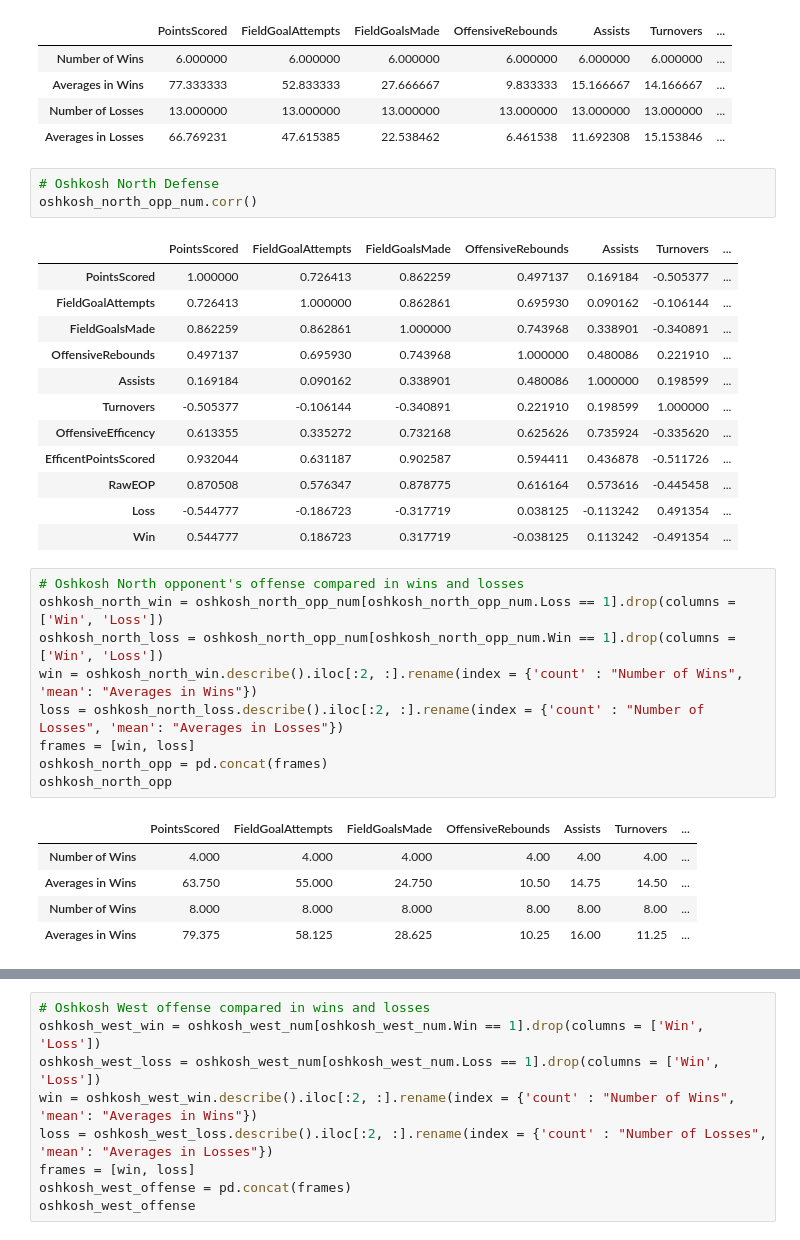
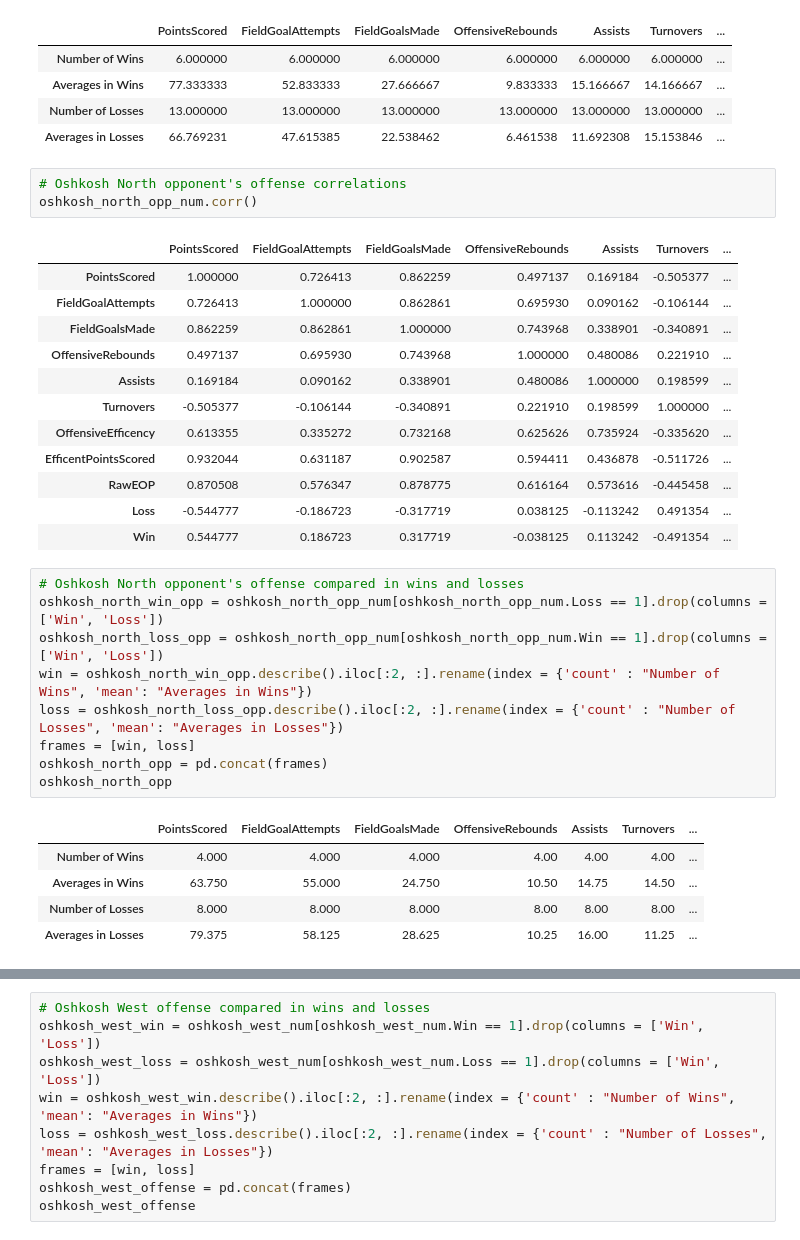
Before and after one commit to jreckin/FunAnalyticalStuff, a Jupyter notebook: offensive_efficency.ipynb, the cells around one changed output, grey strips where cells are left out. Cells and saved outputs as stored; diff of their text form.

```diff
--- a/offensive_efficency.ipynb
+++ b/offensive_efficency.ipynb
@@ -585,7 +686,7 @@ oshkosh_north_offense
 | Number of Losses | 13.000000 | 13.000000 | 13.000000 | 13.000000 | 13.000000 | 13.000000 | ... |
 | Averages in Losses | 66.769231 | 47.615385 | 22.538462 | 6.461538 | 11.692308 | 15.153846 | ... |
 # %%
-# Oshkosh North Defense
+# Oshkosh North opponent's offense correlations
 oshkosh_north_opp_num.corr()
 # %% [output]
 |  | PointsScored | FieldGoalAttempts | FieldGoalsMade | OffensiveRebounds | Assists | Turnovers | ... |
@@ -602,16 +703,16 @@ oshkosh_north_opp_num.corr()
 | Win | 0.544777 | 0.186723 | 0.317719 | -0.038125 | 0.113242 | -0.491354 | ... |
 # %%
 # Oshkosh North opponent's offense compared in wins and losses
-oshkosh_north_win = oshkosh_north_opp_num[oshkosh_north_opp_num.Loss == 1].drop(columns = ['Win', 'Loss'])
-oshkosh_north_loss = oshkosh_north_opp_num[oshkosh_north_opp_num.Win == 1].drop(columns = ['Win', 'Loss'])
-win = oshkosh_north_win.describe().iloc[:2, :].rename(index = {'count' : "Number of Wins", 'mean': "Averages in Wins"})
-loss = oshkosh_north_loss.describe().iloc[:2, :].rename(index = {'count' : "Number of Losses", 'mean': "Averages in Losses"})
+oshkosh_north_win_opp = oshkosh_north_opp_num[oshkosh_north_opp_num.Loss == 1].drop(columns = ['Win', 'Loss'])
+oshkosh_north_loss_opp = oshkosh_north_opp_num[oshkosh_north_opp_num.Win == 1].drop(columns = ['Win', 'Loss'])
+win = oshkosh_north_win_opp.describe().iloc[:2, :].rename(index = {'count' : "Number of Wins", 'mean': "Averages in Wins"})
+loss = oshkosh_north_loss_opp.describe().iloc[:2, :].rename(index = {'count' : "Number of Losses", 'mean': "Averages in Losses"})
 frames = [win, loss]
 oshkosh_north_opp = pd.concat(frames)
 oshkosh_north_opp
 # %% [output]
 |  | PointsScored | FieldGoalAttempts | FieldGoalsMade | OffensiveRebounds | Assists | Turnovers | ... |
 | Number of Wins | 4.000 | 4.000 | 4.000 | 4.00 | 4.00 | 4.00 | ... |
 | Averages in Wins | 63.750 | 55.000 | 24.750 | 10.50 | 14.75 | 14.50 | ... |
-| Number of Wins | 8.000 | 8.000 | 8.000 | 8.00 | 8.00 | 8.00 | ... |
-| Averages in Wins | 79.375 | 58.125 | 28.625 | 10.25 | 16.00 | 11.25 | ... |
+| Number of Losses | 8.000 | 8.000 | 8.000 | 8.00 | 8.00 | 8.00 | ... |
+| Averages in Losses | 79.375 | 58.125 | 28.625 | 10.25 | 16.00 | 11.25 | ... |
```
Also changed, not shown: parts of 63 cells of this notebook, 1 other file.
